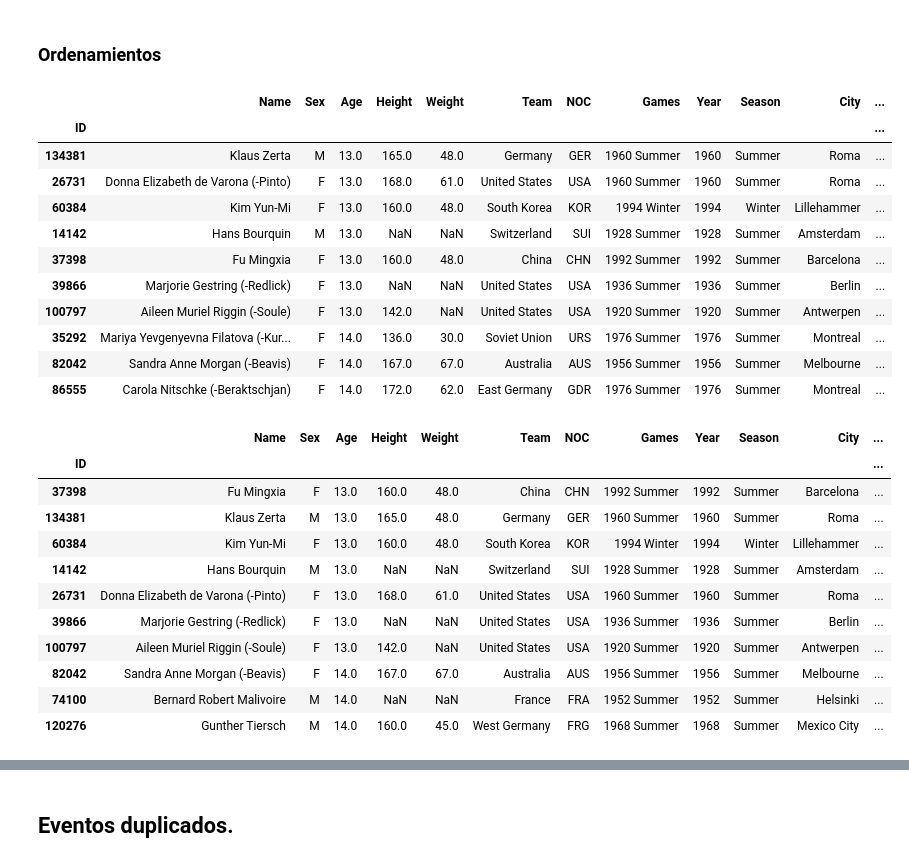
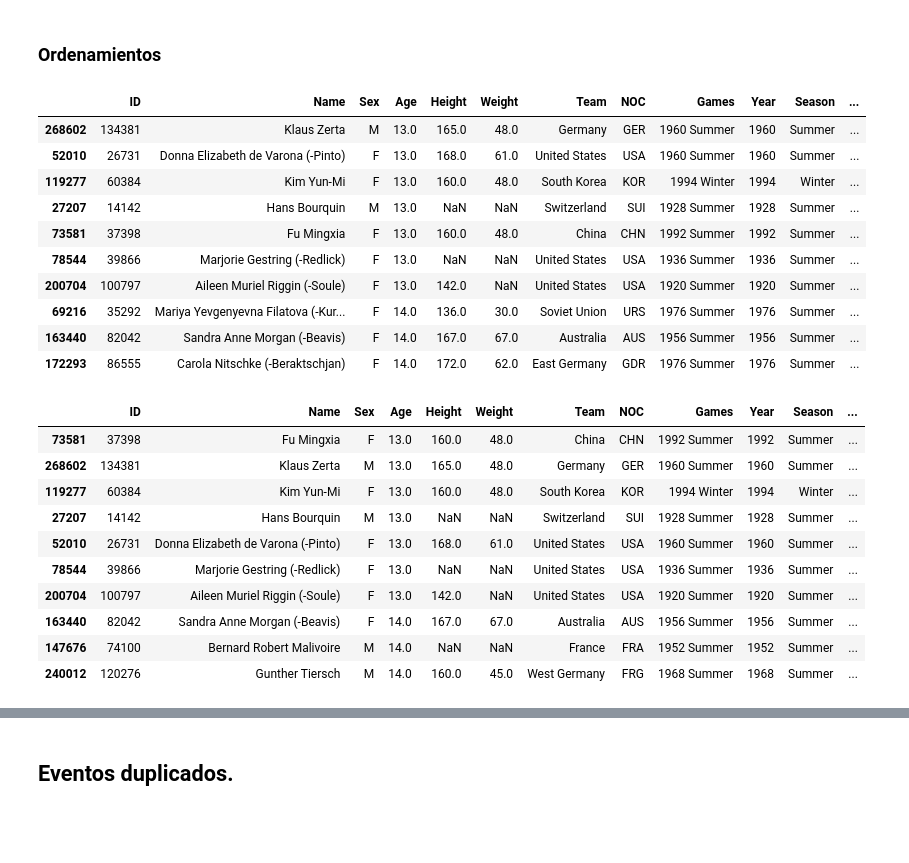
Before and after one commit to oscargbocanegra/learning, a Jupyter notebook: MachineLearning/c-udemy-analisis-datos-python-3/notebooks/04-manipulacion-datos-pandas.ipynb, the cells around one changed output, grey strips where cells are left out. Drawn from its saved outputs; the diff is of its cells as text; code cells hidden in the pictures; blank space fills up the shorter version.

```diff
--- a/MachineLearning/c-udemy-analisis-datos-python-3/notebooks/04-manipulacion-datos-pandas.ipynb
+++ b/MachineLearning/c-udemy-analisis-datos-python-3/notebooks/04-manipulacion-datos-pandas.ipynb
@@ -753,37 +756,36 @@ Name: 132627, dtype: float64
 ### Ordenamientos
 # %%
 # Encontrar el medallista de oro mas Joven
+olympics = pd.read_csv(path_input_datasets+'athlete_events.csv')
 olympics_gold = olympics[olympics['Medal'] == 'Gold']
 olympics_gold.sort_values(by='Age').head(10)
 # %% [output]
-|  | Name | Sex | Age | Height | Weight | Team | NOC | Games | Year | Season | City | ... |
-| ID |  |  |  |  |  |  |  |  |  |  |  | ... |
-| 134381 | Klaus Zerta | M | 13.0 | 165.0 | 48.0 | Germany | GER | 1960 Summer | 1960 | Summer | Roma | ... |
-| 26731 | Donna Elizabeth de Varona (-Pinto) | F | 13.0 | 168.0 | 61.0 | United States | USA | 1960 Summer | 1960 | Summer | Roma | ... |
-| 60384 | Kim Yun-Mi | F | 13.0 | 160.0 | 48.0 | South Korea | KOR | 1994 Winter | 1994 | Winter | Lillehammer | ... |
-| 14142 | Hans Bourquin | M | 13.0 | NaN | NaN | Switzerland | SUI | 1928 Summer | 1928 | Summer | Amsterdam | ... |
-| 37398 | Fu Mingxia | F | 13.0 | 160.0 | 48.0 | China | CHN | 1992 Summer | 1992 | Summer | Barcelona | ... |
-| 39866 | Marjorie Gestring (-Redlick) | F | 13.0 | NaN | NaN | United States | USA | 1936 Summer | 1936 | Summer | Berlin | ... |
-| 100797 | Aileen Muriel Riggin (-Soule) | F | 13.0 | 142.0 | NaN | United States | USA | 1920 Summer | 1920 | Summer | Antwerpen | ... |
-| 35292 | Mariya Yevgenyevna Filatova (-Kur... | F | 14.0 | 136.0 | 30.0 | Soviet Union | URS | 1976 Summer | 1976 | Summer | Montreal | ... |
-| 82042 | Sandra Anne Morgan (-Beavis) | F | 14.0 | 167.0 | 67.0 | Australia | AUS | 1956 Summer | 1956 | Summer | Melbourne | ... |
-| 86555 | Carola Nitschke (-Beraktschjan) | F | 14.0 | 172.0 | 62.0 | East Germany | GDR | 1976 Summer | 1976 | Summer | Montreal | ... |
+|  | ID | Name | Sex | Age | Height | Weight | Team | NOC | Games | Year | Season | ... |
+| 268602 | 134381 | Klaus Zerta | M | 13.0 | 165.0 | 48.0 | Germany | GER | 1960 Summer | 1960 | Summer | ... |
+| 52010 | 26731 | Donna Elizabeth de Varona (-Pinto) | F | 13.0 | 168.0 | 61.0 | United States | USA | 1960 Summer | 1960 | Summer | ... |
+| 119277 | 60384 | Kim Yun-Mi | F | 13.0 | 160.0 | 48.0 | South Korea | KOR | 1994 Winter | 1994 | Winter | ... |
+| 27207 | 14142 | Hans Bourquin | M | 13.0 | NaN | NaN | Switzerland | SUI | 1928 Summer | 1928 | Summer | ... |
+| 73581 | 37398 | Fu Mingxia | F | 13.0 | 160.0 | 48.0 | China | CHN | 1992 Summer | 1992 | Summer | ... |
+| 78544 | 39866 | Marjorie Gestring (-Redlick) | F | 13.0 | NaN | NaN | United States | USA | 1936 Summer | 1936 | Summer | ... |
+| 200704 | 100797 | Aileen Muriel Riggin (-Soule) | F | 13.0 | 142.0 | NaN | United States | USA | 1920 Summer | 1920 | Summer | ... |
+| 69216 | 35292 | Mariya Yevgenyevna Filatova (-Kur... | F | 14.0 | 136.0 | 30.0 | Soviet Union | URS | 1976 Summer | 1976 | Summer | ... |
+| 163440 | 82042 | Sandra Anne Morgan (-Beavis) | F | 14.0 | 167.0 | 67.0 | Australia | AUS | 1956 Summer | 1956 | Summer | ... |
+| 172293 | 86555 | Carola Nitschke (-Beraktschjan) | F | 14.0 | 172.0 | 62.0 | East Germany | GDR | 1976 Summer | 1976 | Summer | ... |
 # %%
 # Definiendo un segundo parametro para el ordenamiento.
 olympics_gold.sort_values(by= ['Age', 'NOC']).head(10)
 # %% [output]
-|  | Name | Sex | Age | Height | Weight | Team | NOC | Games | Year | Season | City | ... |
-| ID |  |  |  |  |  |  |  |  |  |  |  | ... |
-| 37398 | Fu Mingxia | F | 13.0 | 160.0 | 48.0 | China | CHN | 1992 Summer | 1992 | Summer | Barcelona | ... |
-| 134381 | Klaus Zerta | M | 13.0 | 165.0 | 48.0 | Germany | GER | 1960 Summer | 1960 | Summer | Roma | ... |
-| 60384 | Kim Yun-Mi | F | 13.0 | 160.0 | 48.0 | South Korea | KOR | 1994 Winter | 1994 | Winter | Lillehammer | ... |
-| 14142 | Hans Bourquin | M | 13.0 | NaN | NaN | Switzerland | SUI | 1928 Summer | 1928 | Summer | Amsterdam | ... |
-| 26731 | Donna Elizabeth de Varona (-Pinto) | F | 13.0 | 168.0 | 61.0 | United States | USA | 1960 Summer | 1960 | Summer | Roma | ... |
-| 39866 | Marjorie Gestring (-Redlick) | F | 13.0 | NaN | NaN | United States | USA | 1936 Summer | 1936 | Summer | Berlin | ... |
-| 100797 | Aileen Muriel Riggin (-Soule) | F | 13.0 | 142.0 | NaN | United States | USA | 1920 Summer | 1920 | Summer | Antwerpen | ... |
-| 82042 | Sandra Anne Morgan (-Beavis) | F | 14.0 | 167.0 | 67.0 | Australia | AUS | 1956 Summer | 1956 | Summer | Melbourne | ... |
-| 74100 | Bernard Robert Malivoire | M | 14.0 | NaN | NaN | France | FRA | 1952 Summer | 1952 | Summer | Helsinki | ... |
-| 120276 | Gunther Tiersch | M | 14.0 | 160.0 | 45.0 | West Germany | FRG | 1968 Summer | 1968 | Summer | Mexico City | ... |
+|  | ID | Name | Sex | Age | Height | Weight | Team | NOC | Games | Year | Season | ... |
+| 73581 | 37398 | Fu Mingxia | F | 13.0 | 160.0 | 48.0 | China | CHN | 1992 Summer | 1992 | Summer | ... |
+| 268602 | 134381 | Klaus Zerta | M | 13.0 | 165.0 | 48.0 | Germany | GER | 1960 Summer | 1960 | Summer | ... |
+| 119277 | 60384 | Kim Yun-Mi | F | 13.0 | 160.0 | 48.0 | South Korea | KOR | 1994 Winter | 1994 | Winter | ... |
+| 27207 | 14142 | Hans Bourquin | M | 13.0 | NaN | NaN | Switzerland | SUI | 1928 Summer | 1928 | Summer | ... |
+| 52010 | 26731 | Donna Elizabeth de Varona (-Pinto) | F | 13.0 | 168.0 | 61.0 | United States | USA | 1960 Summer | 1960 | Summer | ... |
+| 78544 | 39866 | Marjorie Gestring (-Redlick) | F | 13.0 | NaN | NaN | United States | USA | 1936 Summer | 1936 | Summer | ... |
+| 200704 | 100797 | Aileen Muriel Riggin (-Soule) | F | 13.0 | 142.0 | NaN | United States | USA | 1920 Summer | 1920 | Summer | ... |
+| 163440 | 82042 | Sandra Anne Morgan (-Beavis) | F | 14.0 | 167.0 | 67.0 | Australia | AUS | 1956 Summer | 1956 | Summer | ... |
+| 147676 | 74100 | Bernard Robert Malivoire | M | 14.0 | NaN | NaN | France | FRA | 1952 Summer | 1952 | Summer | ... |
+| 240012 | 120276 | Gunther Tiersch | M | 14.0 | 160.0 | 45.0 | West Germany | FRG | 1968 Summer | 1968 | Summer | ... |
 # %%
 # Definiendo un segundo parametro para el ordenamiento y pasando el parametro de Ascending.
 olympics_gold.sort_values(by= ['Age', 'NOC'], ascending = False).head(10)
```
Also changed, not shown: parts of 55 cells of this notebook.
